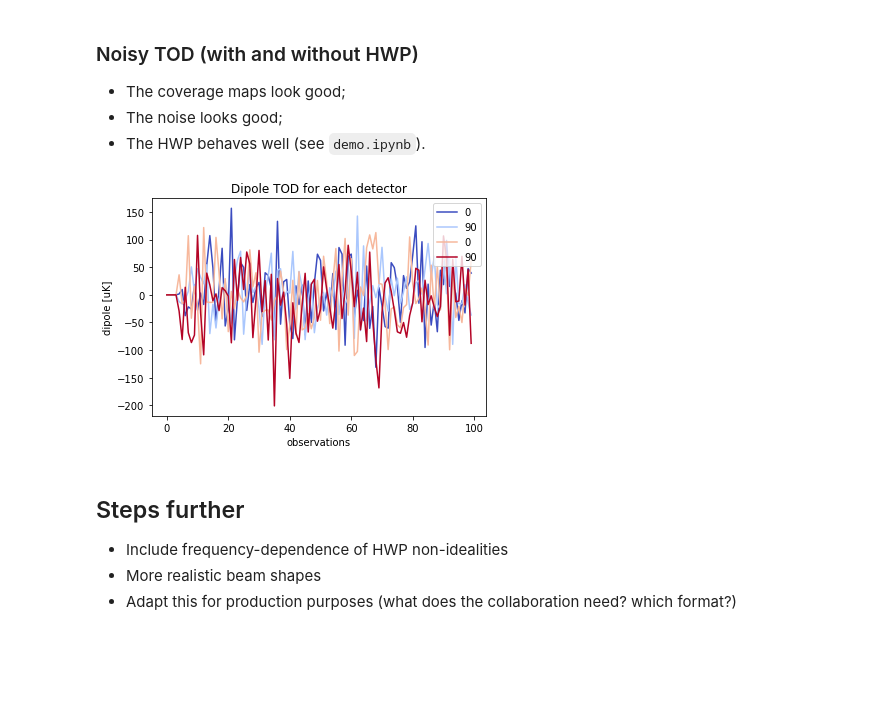
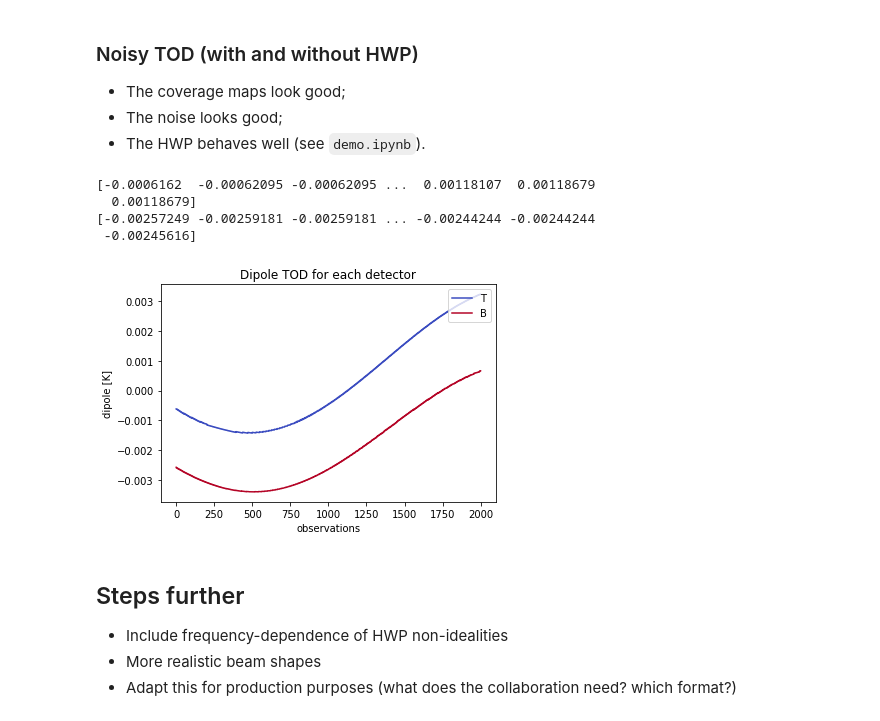
Before and after one commit to martamonelli/beamconv_tidy, a Jupyter notebook: beamconv/demo_PySM_IMO_non-idealities_dipole.ipynb, the cells around one changed output. Saved outputs shown, nothing was run; the diff lists cells and outputs as text; code cells hidden in the pictures; blank space fills up the shorter version.

```diff
--- a/beamconv/demo_PySM_IMO_non-idealities_dipole.ipynb
+++ b/beamconv/demo_PySM_IMO_non-idealities_dipole.ipynb
@@ -403,6 +392,7 @@ from spacecraft import spacecraft_pos_and_vel
 # setting up the scanning strategy parameters
 ctime0 = 1510000000            # initial time
 mlen = 1 * 24 * 60 * 60        # mission length in seconds (one day!)
+mlen = 24 * 60 * 60        # mission length in seconds (one day!)
 
 ctime0 = Time(ctime0, format="unix") #conversion to astropy object
 
@@ -415,7 +405,7 @@ pos_vel = spacecraft_pos_and_vel(
             delta_time_s=1/19.
 )
 
-pos_test = pos_vel.positions_km[:-1]
+#pos_test = pos_vel.positions_km[:-1]
 vel_test = pos_vel.velocities_km_s[:-1]
 
 #print(pos_test)
@@ -478,22 +468,22 @@ noiseless_TOD_nonidealities = np.empty((ndet,nsamp))
 noise_TOD = np.empty((ndet,nsamp))
 dipole_TOD = np.empty((ndet,nsamp))
 
-for det in range(ndet):
+for d in range(ndet):
     gen = ducc0.misc.OofaNoise(sigma, f_min, f_knee, f_samp, slope)
     for chunk in range(nchunk):
-        pixels = ss.data(chunks[chunk],ss.beams[det][0],data_type='pix')
+        pixels = ss.data(chunks[chunk],ss.beams[d][0],data_type='pix')
         pointings = hp.pixelfunc.pix2ang(128, pixels)
         theta = pointings[0]
         phi = pointings[1]
         #
         inp = np.random.normal(0.,1.,(nsamp_chunk,))
-        noise_TOD[det,chunk*nsamp_chunk:(chunk+1)*nsamp_chunk] = gen.filterGaussian(inp)
+        noise_TOD[d,chunk*nsamp_chunk:(chunk+1)*nsamp_chunk] = gen.filterGaussian(inp)
         #
         vel_chunk = vel_test[chunk*nsamp_chunk:(chunk+1)*nsamp_chunk]
-        dipole_TOD[det,chunk*nsamp_chunk:(chunk+1)*nsamp_chunk] = compute_dipole_for_one_chunk_total_from_lin_t(theta,phi,vel_chunk,t_cmb_k,nu_hz,f_x,planck_t0)
+        dipole_TOD[d,chunk*nsamp_chunk:(chunk+1)*nsamp_chunk] = compute_dipole_for_one_chunk_total_from_lin_t(theta,phi,vel_chunk,t_cmb_k,nu_hz,f_x,planck_t0)
         #
-        noiseless_data = ss.data(chunks[chunk],ss.beams[det][0],data_type='tod')
-        noiseless_TOD[det,chunk*nsamp_chunk:(chunk+1)*nsamp_chunk] = noiseless_data
+        noiseless_data = ss.data(chunks[chunk],ss.beams[d][0],data_type='tod')
+        noiseless_TOD[d,chunk*nsamp_chunk:(chunk+1)*nsamp_chunk] = noiseless_data
         #
-        noiseless_data = ss_nonidealities.data(chunks_nonidealities[chunk],ss_nonidealities.beams[det][0],data_type='tod')
-        noiseless_TOD_nonidealities[det,chunk*nsamp_chunk:(chunk+1)*nsamp_chunk] = noiseless_data
+        noiseless_data = ss_nonidealities.data(chunks_nonidealities[chunk],ss_nonidealities.beams[d][0],data_type='tod')
+        noiseless_TOD_nonidealities[d,chunk*nsamp_chunk:(chunk+1)*nsamp_chunk] = noiseless_data
@@ -618,22 +639,32 @@ plt.show()
  - The coverage maps look good;
  - The noise looks good;
  - The HWP behaves well (see <code>demo.ipynb</code>).
+# %%
+print(dipole_TOD[0])
+print(dipole_TOD[1])
+#print(dipole_TOD[2])
+#print(dipole_TOD[3])
+# %% [output]
+[-0.0006162  -0.00062095 -0.00062095 ...  0.00118107  0.00118679
+  0.00118679]
+[-0.00257249 -0.00259181 -0.00259181 ... -0.00244244 -0.00244244
+ -0.00245616]
 # %%
 n = ndet
 color = plt.cm.coolwarm(np.linspace(0,1,n))
 matplotlib.rcParams['axes.prop_cycle'] = cycler.cycler('color', color)
 
-plt.plot(dipole_TOD[0][:100],label='0')
-plt.plot(dipole_TOD[1][:100],label='90')
-plt.plot(dipole_TOD[2][:100],label='0')
-plt.plot(dipole_TOD[3][:100],label='90')
+plt.plot(dipole_TOD[0][:2000],label='T')
+plt.plot(dipole_TOD[1][:2000],label='B')
+#plt.plot(dipole_TOD[2][:2000],label='T')
+#plt.plot(dipole_TOD[3][:2000],label='B')
 plt.title('Dipole TOD for each detector')
 plt.legend(loc=1)
 plt.xlabel('observations')
-plt.ylabel('dipole [uK]')
+plt.ylabel('dipole [K]')
 plt.show()
 # %% [output]
-[figure, old version]
+[figure, new version]
 # %% [markdown]
 ## Steps further
 - Include frequency-dependence of HWP non-idealities
```
Also changed, not shown: parts of 20 cells of this notebook, 1 other file.
